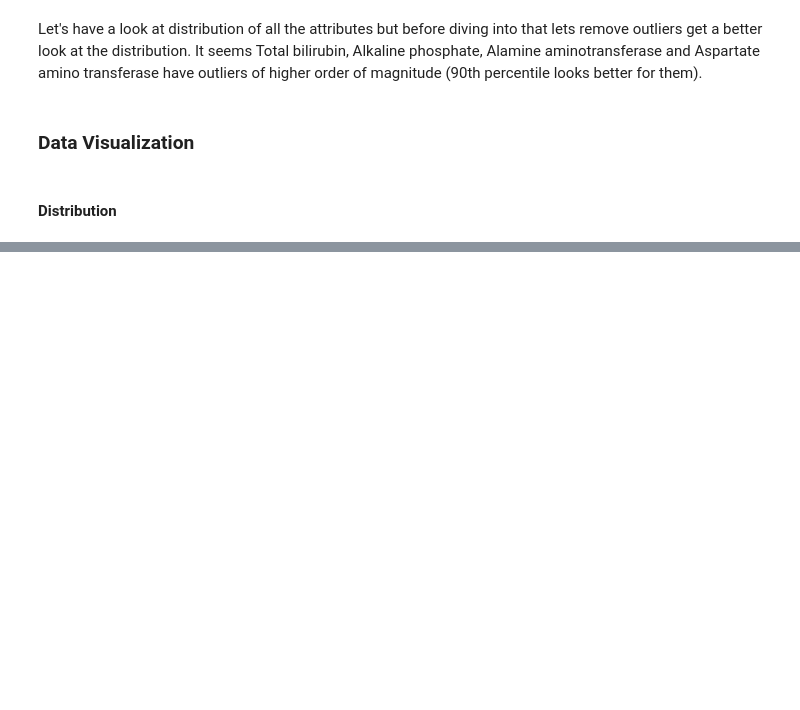
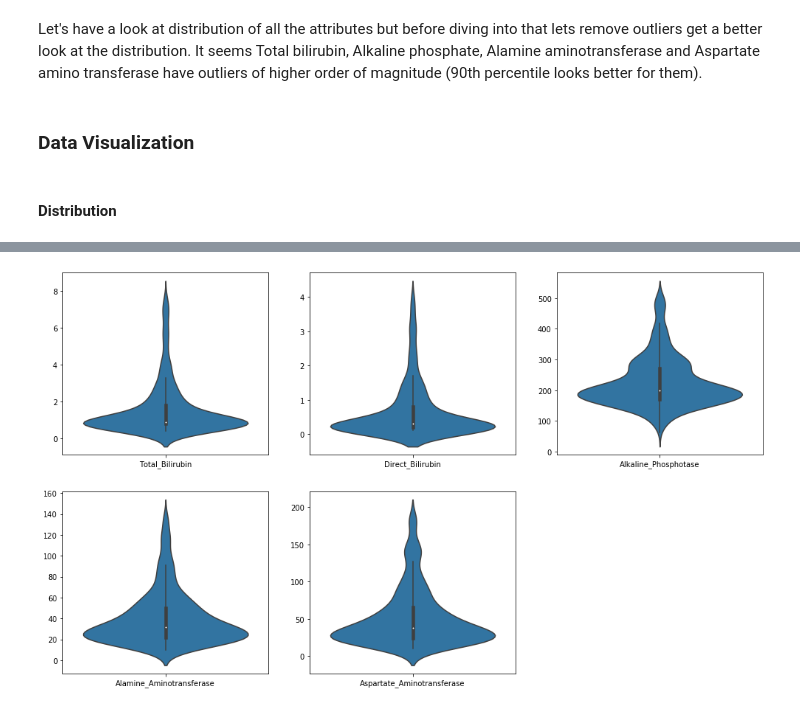
Before and after one commit to IndML101/Liver-Patients, a Jupyter notebook: Liver-Patients.ipynb, the cells around one changed output, grey strips where cells are left out. Saved outputs shown, nothing was run; the diff lists cells and outputs as text; code cells hidden in the pictures; blank space fills up the shorter version.

```diff
--- a/Liver-Patients.ipynb
+++ b/Liver-Patients.ipynb
@@ -139,0 +154,10 @@ Let's have a look at distribution of all the attributes but before diving into t
+# %%
+# Distribution of attributes with no outliers
+
+cols = [numcols[i] for i in [0,6,7,8]]
+fig, axs = plt.subplots(2,2, figsize = [13,10])b
+axs = axs.flatten()
+for idx, ax in enumerate(axs):
+    g = sns.violinplot(data=data_df[cols[idx]], ax = ax)
+    g.set_xticklabels([cols[idx]])
+plt.show()
@@ -139,0 +166,17 @@ Let's have a look at distribution of all the attributes but before diving into t
+# %%
+# Distribution of attributes with outliers removed
+
+cols = numcols[1:6]
+fig, axs = plt.subplots(2,3, figsize = [17,10])
+axs = axs.flatten()
+for idx, ax in enumerate(axs):
+    if idx < 5:
+        temp = data_df[cols[idx]]
+        temp = temp[temp < temp.quantile(0.9)]
+        g = sns.violinplot(data=temp, ax = ax)
+        g.set_xticklabels([cols[idx]])
+    else:
+        fig.delaxes(ax)
+plt.show()
+# %% [output]
+[figure, added]
```
Also changed, not shown: parts of 5 cells of this notebook, 1 other file.
